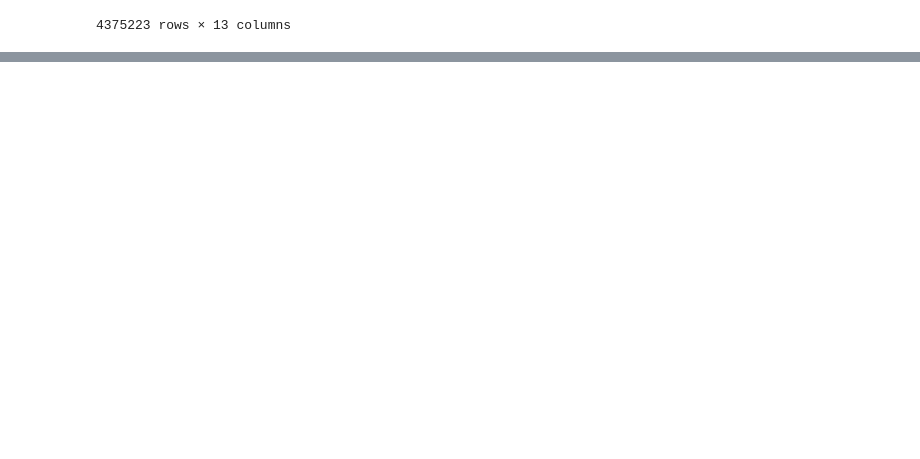
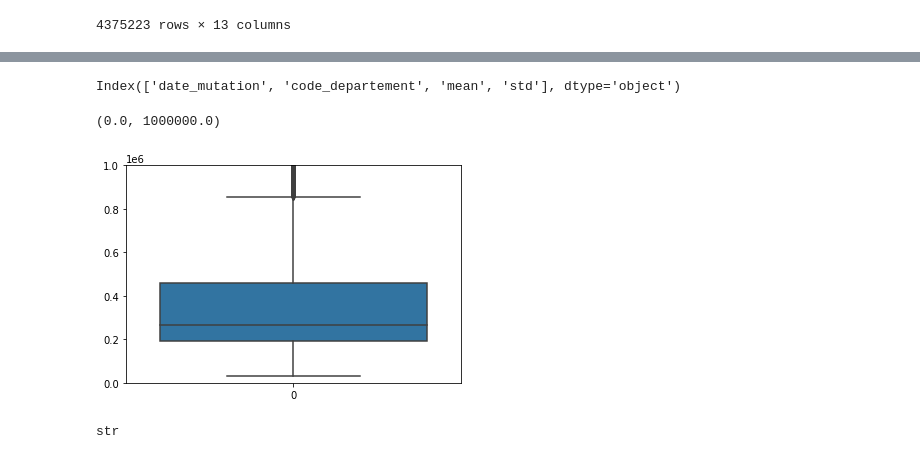
Before and after one commit to LuisaPolicarpo/Hackathon--aws, a Jupyter notebook: EDA/M_Hackaton_RealEstate.ipynb, the cells around one changed output, grey strips where cells are left out. Cells and saved outputs as stored; diff of their text form; code cells hidden in the pictures; blank space fills up the shorter version.

```diff
--- a/EDA/M_Hackaton_RealEstate.ipynb
+++ b/EDA/M_Hackaton_RealEstate.ipynb
@@ -214,0 +252,3 @@ Name: nom_commune, Length: 1245, dtype: float64
+# %%
+#first convert to datetime
+df_final['date_mutation'] = pd.to_datetime(df_final['date_mutation'])
@@ -214,0 +263,9 @@ Name: nom_commune, Length: 1245, dtype: float64
+# %%
+#create a condition: only apartments that were sold
+df_vente_ap = df_final[(df_final['nature_mutation'] == 'Vente') & (df_final['type_local'] == 'Appartement')]
+
+#create a pivot table for the values mean in terms of date and department
+pivot_table = df_vente_ap.pivot_table(values = 'valeur_fonciere', index = ['date_mutation', 'code_departement'], aggfunc = ['mean', 'std'])
+# %%
+pivot_table.reset_index(inplace = True)
+pivot_table
@@ -214,0 +287,16 @@ Name: nom_commune, Length: 1245, dtype: float64
+# %%
+pivot_table.columns = pivot_table.columns.droplevel(1)
+# %%
+pivot_table.columns
+# %% [output]
+Index(['date_mutation', 'code_departement', 'mean', 'std'], dtype='object')
+# %%
+sns.boxplot(data = pivot_table['mean'])
+plt.ylim(0, 1000000)
+# %% [output]
+(0.0, 1000000.0)
+[figure, added]
+# %%
+type(pivot_table['date_mutation'][0])
+# %% [output]
+str
```
Also changed, not shown: parts of 54 cells of this notebook.
